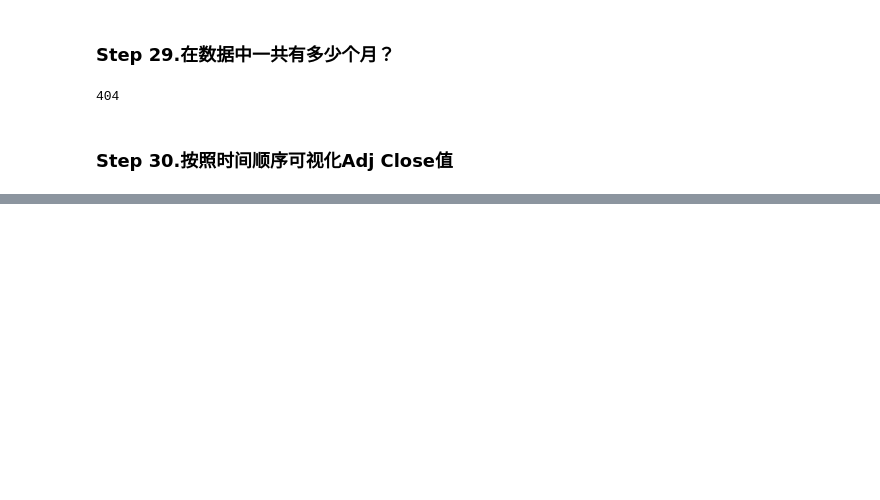
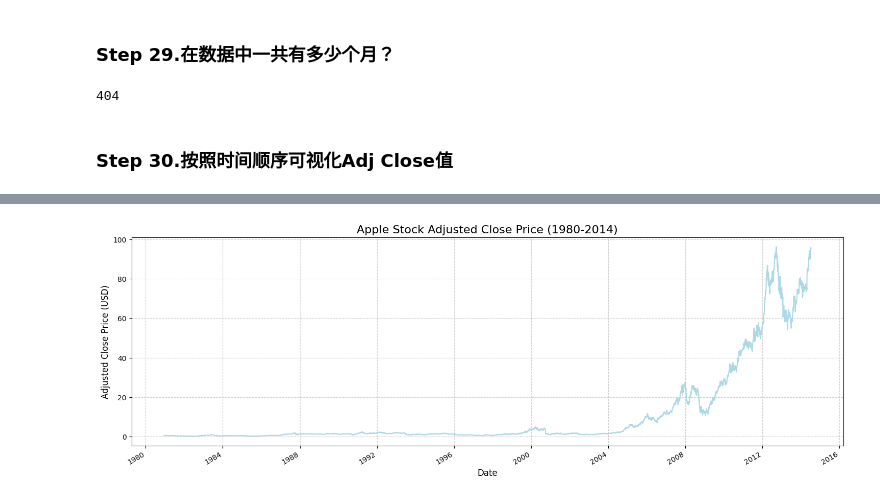
Before and after one commit to HGT158/Fundamentals-of-Data-Science, a Jupyter notebook: pandas/第4 章- 使用Pandas进行数据分析作业_题目.ipynb, the cells around one changed output, grey strips where cells are left out. Cells and saved outputs as stored; diff of their text form; code cells hidden in the pictures; blank space fills up the shorter version.

```diff
--- a/pandas/第4 章- 使用Pandas进行数据分析作业_题目.ipynb
+++ b/pandas/第4 章- 使用Pandas进行数据分析作业_题目.ipynb
@@ -341,0 +394,14 @@ False
+# %%
+#your code
+plt.figure(figsize=(18, 6))
+plt.plot(apple.index, apple['Adj Close'], color='lightblue', linewidth=1.5)
+
+plt.title('Apple Stock Adjusted Close Price (1980-2014)', fontsize=16)
+plt.xlabel('Date', fontsize=12)
+plt.ylabel('Adjusted Close Price (USD)', fontsize=12)
+
+plt.grid(True, linestyle='--', alpha=0.6)
+plt.gcf().autofmt_xdate()
+plt.show()
+# %% [output]
+[figure, added]
```
Also changed, not shown: parts of 45 cells of this notebook, 1 other file.
